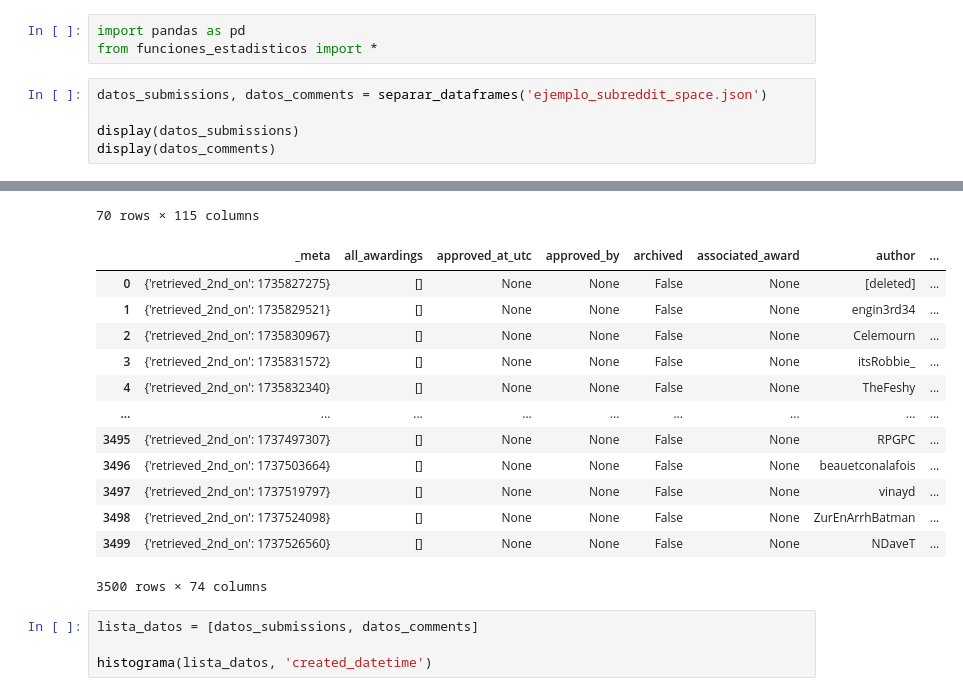
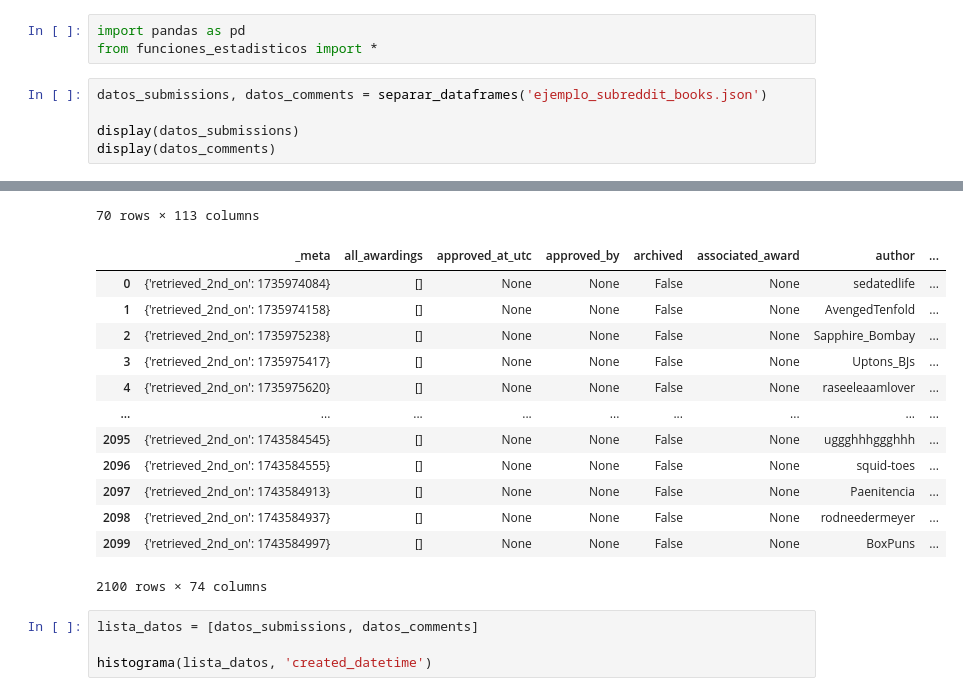
Before and after one commit to daniela-murciam-um-es/PLN-practicasParte2, a Jupyter notebook: prueba_estadisticos.ipynb, the cells around one changed output, grey strips where cells are left out. Drawn from its saved outputs; the diff is of its cells as text.

```diff
--- a/prueba_estadisticos.ipynb
+++ b/prueba_estadisticos.ipynb
@@ -2,7 +2,7 @@
 import pandas as pd
 from funciones_estadisticos import *
 # %%
-datos_submissions, datos_comments = separar_dataframes('ejemplo_subreddit_space.json')
+datos_submissions, datos_comments = separar_dataframes('ejemplo_subreddit_books.json')
 
 display(datos_submissions)
 display(datos_comments)
@@ -22,17 +22,17 @@ display(datos_comments)
-70 rows × 115 columns
+70 rows × 113 columns
 |  | _meta | all_awardings | approved_at_utc | approved_by | archived | associated_award | author | ... |
-| 0 | {'retrieved_2nd_on': 1735827275} | [] | None | None | False | None | [deleted] | ... |
-| 1 | {'retrieved_2nd_on': 1735829521} | [] | None | None | False | None | engin3rd34 | ... |
-| 2 | {'retrieved_2nd_on': 1735830967} | [] | None | None | False | None | Celemourn | ... |
-| 3 | {'retrieved_2nd_on': 1735831572} | [] | None | None | False | None | itsRobbie_ | ... |
-| 4 | {'retrieved_2nd_on': 1735832340} | [] | None | None | False | None | TheFeshy | ... |
+| 0 | {'retrieved_2nd_on': 1735974084} | [] | None | None | False | None | sedatedlife | ... |
+| 1 | {'retrieved_2nd_on': 1735974158} | [] | None | None | False | None | AvengedTenfold | ... |
+| 2 | {'retrieved_2nd_on': 1735975238} | [] | None | None | False | None | Sapphire_Bombay | ... |
+| 3 | {'retrieved_2nd_on': 1735975417} | [] | None | None | False | None | Uptons_BJs | ... |
+| 4 | {'retrieved_2nd_on': 1735975620} | [] | None | None | False | None | raseeleaamlover | ... |
 | ... | ... | ... | ... | ... | ... | ... | ... | ... |
-| 3495 | {'retrieved_2nd_on': 1737497307} | [] | None | None | False | None | RPGPC | ... |
-| 3496 | {'retrieved_2nd_on': 1737503664} | [] | None | None | False | None | beauetconalafois | ... |
-| 3497 | {'retrieved_2nd_on': 1737519797} | [] | None | None | False | None | vinayd | ... |
-| 3498 | {'retrieved_2nd_on': 1737524098} | [] | None | None | False | None | ZurEnArrhBatman | ... |
-| 3499 | {'retrieved_2nd_on': 1737526560} | [] | None | None | False | None | NDaveT | ... |
+| 2095 | {'retrieved_2nd_on': 1743584545} | [] | None | None | False | None | uggghhhggghhh | ... |
+| 2096 | {'retrieved_2nd_on': 1743584555} | [] | None | None | False | None | squid-toes | ... |
+| 2097 | {'retrieved_2nd_on': 1743584913} | [] | None | None | False | None | Paenitencia | ... |
+| 2098 | {'retrieved_2nd_on': 1743584937} | [] | None | None | False | None | rodneedermeyer | ... |
+| 2099 | {'retrieved_2nd_on': 1743584997} | [] | None | None | False | None | BoxPuns | ... |
-3500 rows × 74 columns
+2100 rows × 74 columns
 # %%
 lista_datos = [datos_submissions, datos_comments]
 
```
Also changed, not shown: parts of 1 cell of this notebook.
